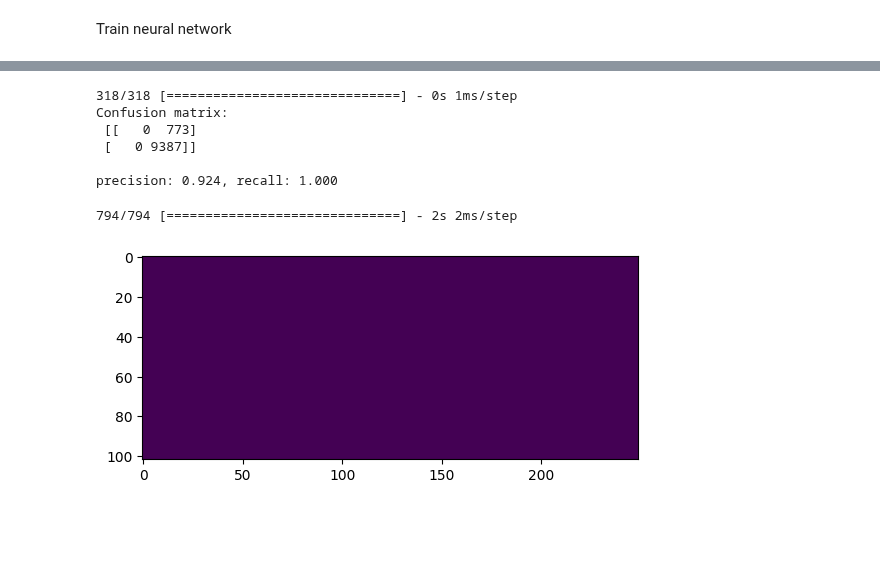
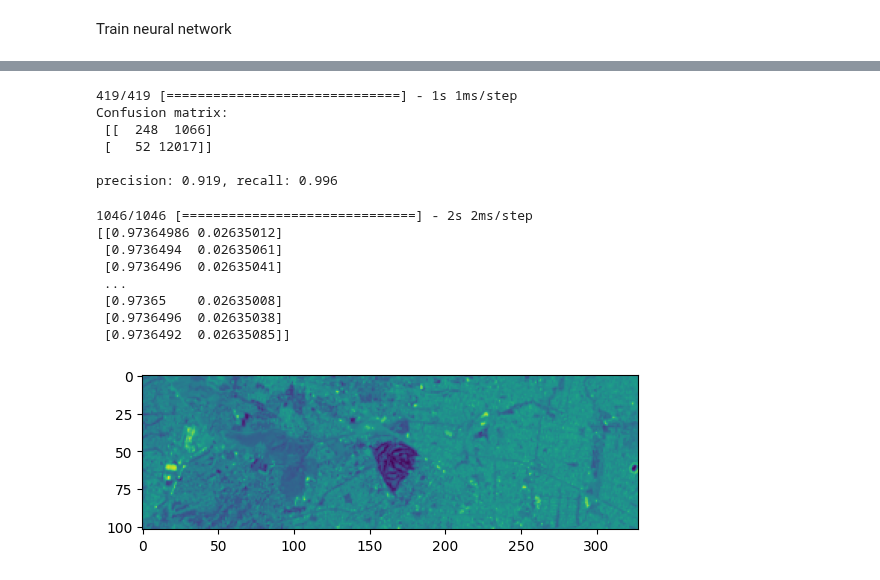
Before and after one commit to vshalisko/GEE, a Jupyter notebook: Colab/Landsat_ANN_test.ipynb, the cells around one changed output, grey strips where cells are left out. Cells and saved outputs as stored; diff of their text form; code cells hidden in the pictures; blank space fills up the shorter version.

```diff
--- a/Colab/Landsat_ANN_test.ipynb
+++ b/Colab/Landsat_ANN_test.ipynb
@@ -116,6 +116,11 @@ print(projection)
 #print(geemap.image_props(image).getInfo())
 
 # definición de un region pequeño para el analisis
+aoi0 = ee.Geometry.Polygon(
+        [[[-103.42046006557397, 20.721686475573005],
+          [-103.42046006557397, 20.694710560279958],
+          [-103.39846006557397, 20.694710560279958],
+          [-103.39846006557397, 20.721686475573005]]], None, False);
 aoi1 = ee.Geometry.Polygon(
         [[[-103.39846006557397, 20.721686475573005],
           [-103.39846006557397, 20.694710560279958],
@@ -127,14 +132,15 @@ aoi2 = ee.Geometry.Polygon(
           [-103.32773557826929, 20.694710560279958],
           [-103.32773557826929, 20.721686475573005]]], None, False);
 
-
+array0 = tile_to_numpy(L8_image, aoi0, bands_L8)
+print("Cero array", array0.shape)
 array1 = tile_to_numpy(L8_image, aoi1, bands_L8)
 print("First array", array1.shape)
 array2 = tile_to_numpy(L8_image, aoi2, bands_L8)
 print("Second array", array2.shape)
 
 
-array_full = np.concatenate((array1, array2), 1)
+array_full = np.concatenate((array0, array1, array2), 1)
 print("Full array", array_full.shape)
 
 import matplotlib.pyplot as plt
@@ -165,12 +172,14 @@ Map1.centerObject(punto_interes, 8)
 Map1.addLayer(built_2015_hr_mean, vizBuiltup_HR, 'Builtup 2015 10m', True, 0.5)
 Map1
 
-array3 = tile_to_numpy(built_2015_hr_mean, aoi1, bands_B)
-print("B array 3", array3.shape)
-array4 = tile_to_numpy(built_2015_hr_mean, aoi2, bands_B)
-print("B array 4", array4.shape)
+arrayL1 = tile_to_numpy(built_2015_hr_mean, aoi0, bands_B)
+print("Label array 2", arrayL1.shape)
+arrayL2 = tile_to_numpy(built_2015_hr_mean, aoi1, bands_B)
+print("Label array 2", arrayL2.shape)
+arrayL3 = tile_to_numpy(built_2015_hr_mean, aoi2, bands_B)
+print("Label array 3", arrayL3.shape)
 
-array_labels = np.concatenate((array3, array4), 1)
+array_labels = np.concatenate((arrayL1, arrayL2, arrayL3), 1)
 print("Full labels array", array_labels.shape)
 
 # Scale the data to [0, 255] to show as an RGB image.
@@ -220,5 +236,9 @@ print(y_labels)
 # %%
 from sklearn.model_selection import train_test_split
+
+# Normalise the data
+y_labels = y_labels / 255
+x_features = x_features / 32768
 
 xTrain, xTest, yTrain, yTest = train_test_split(x_features, y_labels, test_size=0.4, random_state=42)
 
@@ -228,12 +248,6 @@ print(yTrain.shape)
 print(xTest.shape)
 print(yTest.shape)
 
-# Normalise the data
-yTrain = yTrain / 255
-yTest = yTest / 255
-xTrain = xTrain / 32768
-xTest = xTest / 32768
-
 print(xTrain)
 print(yTrain)
 
@@ -277,5 +291,5 @@ model = keras.Sequential([
 model.compile(optimizer="adam", loss="sparse_categorical_crossentropy", metrics=["accuracy"])
 
 # Run the model
-model.fit(xTrain, yTrain, epochs=2)
+model.fit(xTrain, yTrain, epochs=5)
 # %% [output]
@@ -300,28 +320,37 @@ rScore = recall_score(yTest, yTestPredicted)
 print("Confusion matrix:\n", cMatrix)
 print("\nprecision: %.3f, recall: %.3f" % (pScore, rScore))
 # %% [output]
-318/318 [==============================] - 0s 1ms/step
+419/419 [==============================] - 1s 1ms/step
 Confusion matrix:
- [[   0  773]
- [   0 9387]]
+ [[  248  1066]
+ [   52 12017]]
 
-precision: 0.924, recall: 1.000
+precision: 0.919, recall: 0.996
 # %%
 x_features_n = x_features / 32768
 x_features_n = x_features_n.reshape((x_features_n.shape[0], 1, x_features_n.shape[1]))
 
 predicted = model.predict(x_features_n)
-predicted = predicted[:,1]
+print(predicted)
+predicted = predicted[:,1] * 255
 
 
 #Export raster
 prediction = np.reshape(predicted, (array_labels.shape[0], array_labels.shape[1]))
-B_img_pred = (prediction).astype('uint8')
+#B_img_pred = (prediction).astype('uint8')
+B_img_pred = (prediction).astype('float')
 plt.imshow(B_img_pred[:,:])
 plt.show()
 # %% [output]
-794/794 [==============================] - 2s 2ms/step
+1046/1046 [==============================] - 2s 2ms/step
+[[0.97364986 0.02635012]
+ [0.9736494  0.02635061]
+ [0.9736496  0.02635041]
+ ...
+ [0.97365    0.02635008]
+ [0.9736496  0.02635038]
+ [0.9736492  0.02635085]]
-[figure, old version]
+[figure, new version]
 # %%
 def loadTiff(in_image, init=None, size_img=None):
     src = raster.read(in_image, bands='all')
```
Also changed, not shown: parts of 5 cells of this notebook.
